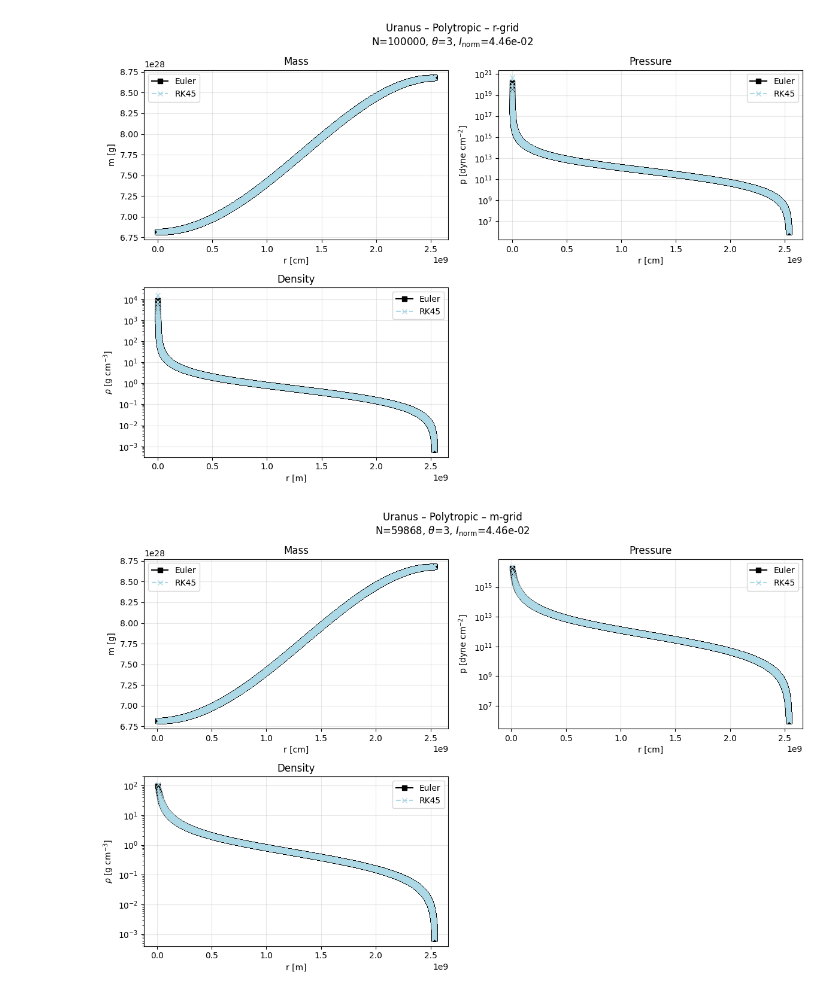
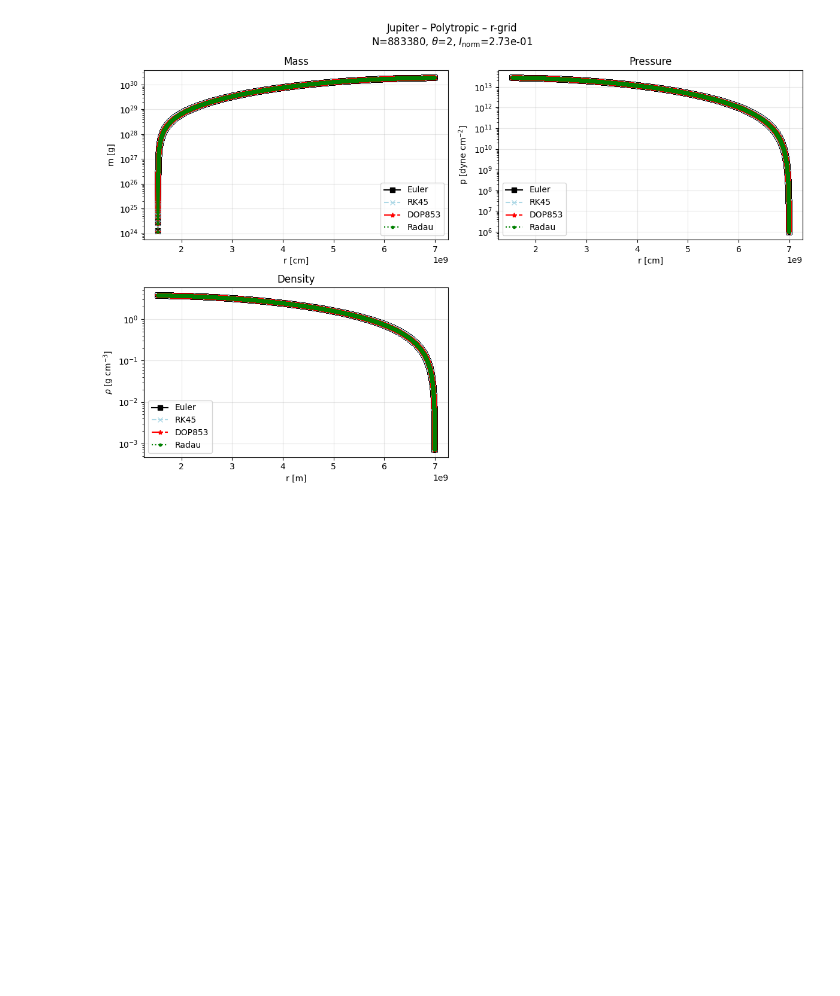
Before and after one commit to Akut-Luna/AST-514-Final-Project, a Jupyter notebook: plot_different_solvers.ipynb, the cells around one changed output. Saved outputs shown, nothing was run; the diff lists cells and outputs as text; code cells hidden in the pictures; blank space fills up the shorter version.

```diff
--- a/plot_different_solvers.ipynb
+++ b/plot_different_solvers.ipynb
@@ -41,6 +41,7 @@ def plot_data(datas, sim_methods, planet_name, sim_no, grid_type, N, theta, show
     for data, sim_method, marker, color in zip(datas, sim_methods, used_markers, used_colors):
         ax1 = plt.subplot(2, 2, 1)
         ax1.plot(data[:,0], data[:,1], marker, label=sim_method, color=color)
+        ax1.set_yscale('log')
         ax1.set_xlabel('r [cm]')
         ax1.set_ylabel('m [g]')
         ax1.set_title('Mass')
@@ -131,14 +132,13 @@ def get_sim_name_by_number(number):
 
     return sim_names[number]
 # %%
-N = 100000
-theta = 3
-simulation_methods=['Euler', 'RK45'] # 'Euler', 'RK45', 'DOP853', 'Radau'
-for planet in ['Uranus']:
+N = 1000000
+theta = 2
+simulation_methods=['Euler', 'RK45', 'DOP853', 'Radau'] # 'Euler', 'RK45', 'DOP853', 'Radau'
+for planet in ['Jupiter']:
     for sim_no in [2]:
-        for grid_type in ['r', 'm']:
+        for grid_type in ['r']:
             datas, used_sim_methods = load_data(planet, sim_no, grid_type, N, theta, simulation_methods)
             plot_data(datas, used_sim_methods, planet, sim_no, grid_type, N, theta, show_plot=True)
 # %% [output]
-[figure, old version]
+[figure, new version]
-[figure, removed]
```
Also changed, not shown: 8 other files.
